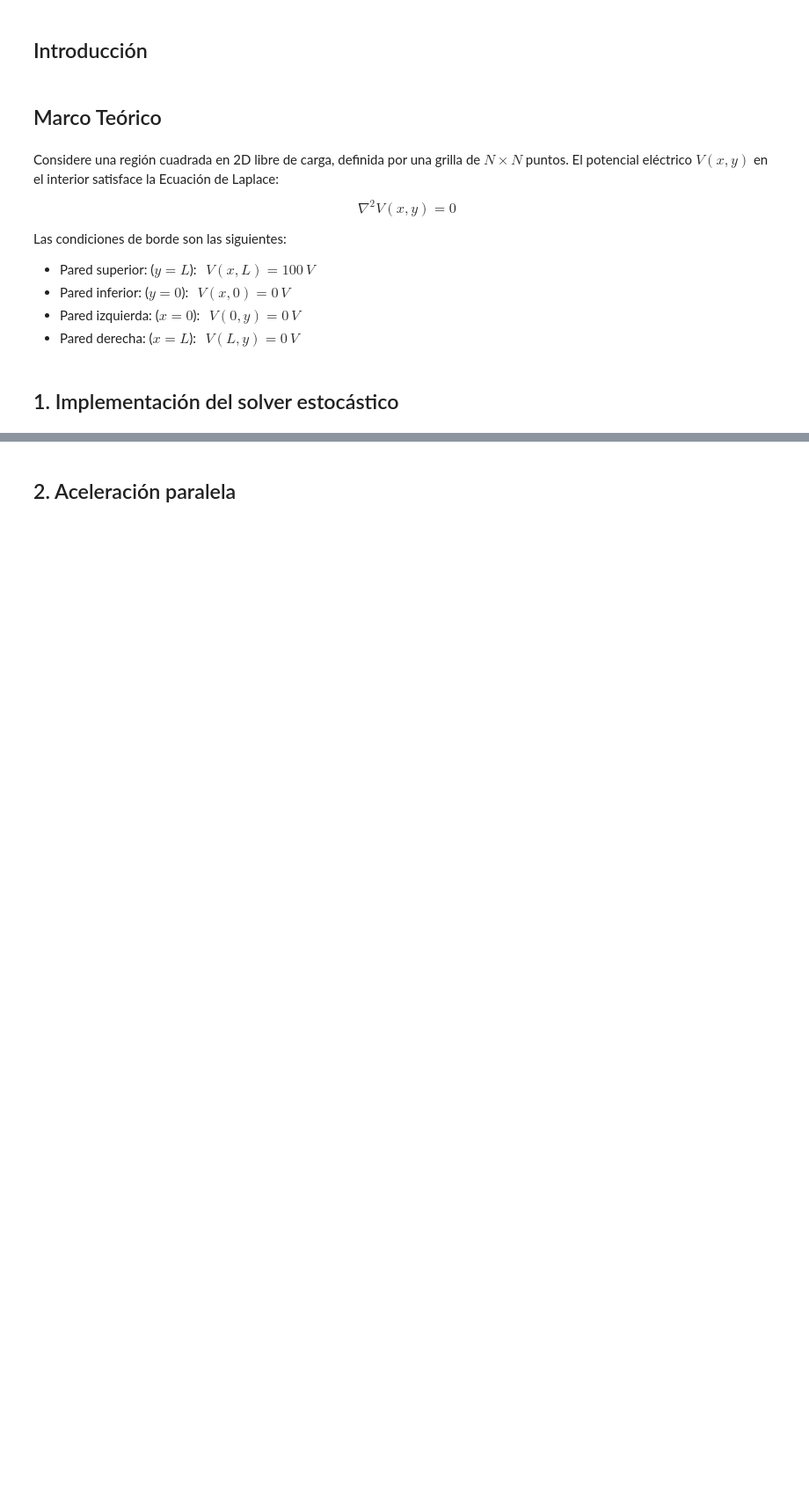
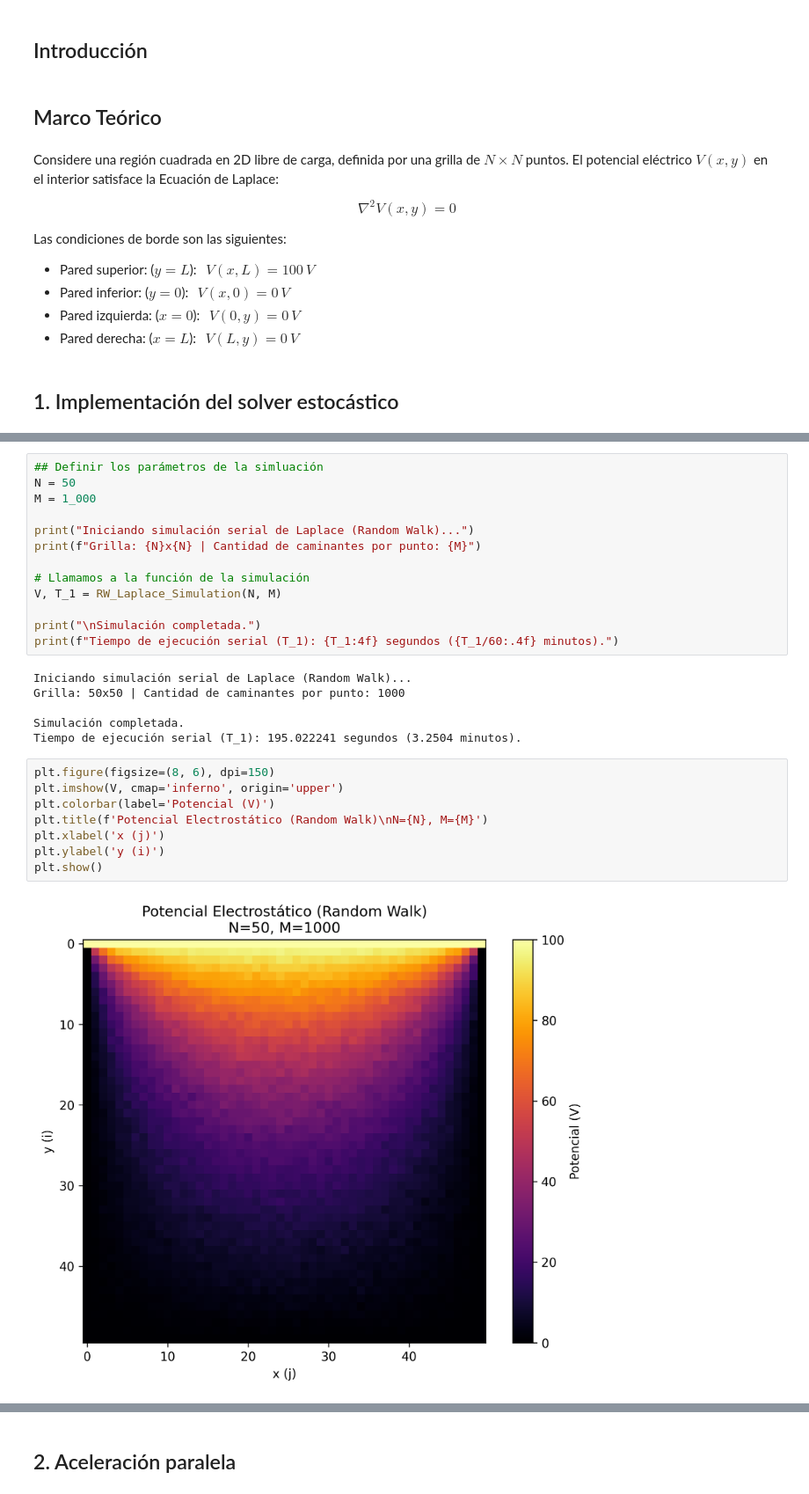
Before and after one commit to Ferzamora053/Tareas-FisComp, a Jupyter notebook: Tarea3_FZ.ipynb, the cells around one changed output, grey strips where cells are left out. Shown at 88% size. Saved outputs shown, nothing was run; the diff lists cells and outputs as text; blank space fills up the shorter version.

```diff
--- a/Tarea3_FZ.ipynb
+++ b/Tarea3_FZ.ipynb
@@ -78,0 +191,29 @@ Las condiciones de borde son las siguientes:
+# %%
+## Definir los parámetros de la simluación
+N = 50
+M = 1_000
+
+print("Iniciando simulación serial de Laplace (Random Walk)...")
+print(f"Grilla: {N}x{N} | Cantidad de caminantes por punto: {M}")
+
+# Llamamos a la función de la simulación
+V, T_1 = RW_Laplace_Simulation(N, M)
+
+print("\nSimulación completada.")
+print(f"Tiempo de ejecución serial (T_1): {T_1:4f} segundos ({T_1/60:.4f} minutos).")
+# %% [output]
+Iniciando simulación serial de Laplace (Random Walk)...
+Grilla: 50x50 | Cantidad de caminantes por punto: 1000
+
+Simulación completada.
+Tiempo de ejecución serial (T_1): 195.022241 segundos (3.2504 minutos).
+# %%
+plt.figure(figsize=(8, 6), dpi=150)
+plt.imshow(V, cmap='inferno', origin='upper')
+plt.colorbar(label='Potencial (V)')
+plt.title(f'Potencial Electrostático (Random Walk)\nN={N}, M={M}')
+plt.xlabel('x (j)')
+plt.ylabel('y (i)')
+plt.show()
+# %% [output]
+[figure, added]
```
Also changed, not shown: parts of 21 cells of this notebook, 4 other files.
